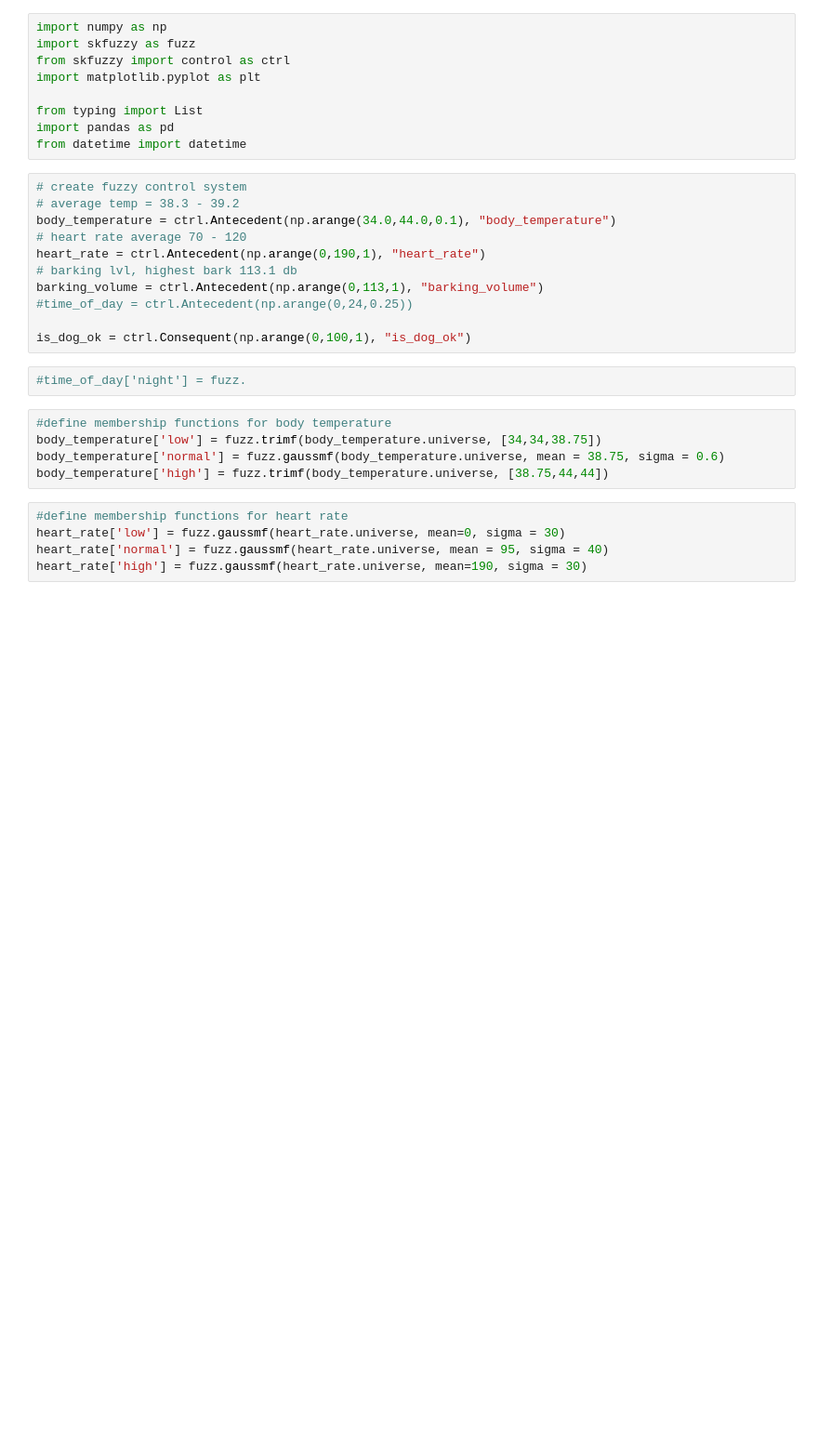
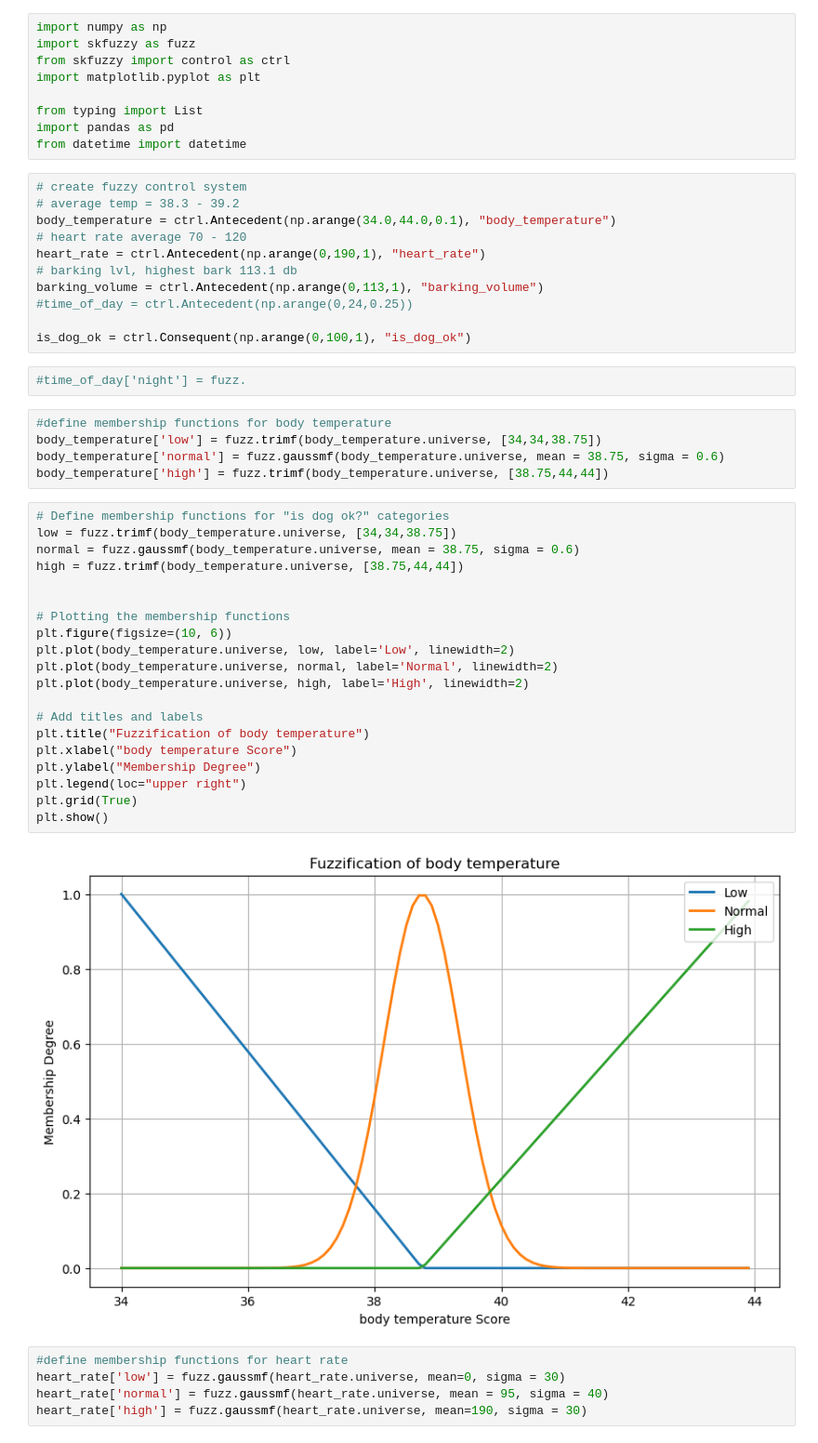
Before and after one commit to Esfod/ACIT4620-Final-Portfolio, a Jupyter notebook: main.ipynb, the cells around one changed output. Shown at 93% size. Saved outputs shown, nothing was run; the diff lists cells and outputs as text; blank space fills up the shorter version.

Commit message:
Update main.ipynb
added visualsation of all mebership functions

```diff
--- a/main.ipynb
+++ b/main.ipynb
@@ -25,6 +25,28 @@ is_dog_ok = ctrl.Consequent(np.arange(0,100,1), "is_dog_ok")
 body_temperature['low'] = fuzz.trimf(body_temperature.universe, [34,34,38.75])
 body_temperature['normal'] = fuzz.gaussmf(body_temperature.universe, mean = 38.75, sigma = 0.6)
 body_temperature['high'] = fuzz.trimf(body_temperature.universe, [38.75,44,44])
+# %%
+# Define membership functions for "is dog ok?" categories
+low = fuzz.trimf(body_temperature.universe, [34,34,38.75])
+normal = fuzz.gaussmf(body_temperature.universe, mean = 38.75, sigma = 0.6)
+high = fuzz.trimf(body_temperature.universe, [38.75,44,44])
+
+
+# Plotting the membership functions
+plt.figure(figsize=(10, 6))
+plt.plot(body_temperature.universe, low, label='Low', linewidth=2)
+plt.plot(body_temperature.universe, normal, label='Normal', linewidth=2)
+plt.plot(body_temperature.universe, high, label='High', linewidth=2)
+
+# Add titles and labels
+plt.title("Fuzzification of body temperature")
+plt.xlabel("body temperature Score")
+plt.ylabel("Membership Degree")
+plt.legend(loc="upper right")
+plt.grid(True)
+plt.show()
+# %% [output]
+[figure, added]
 # %%
 #define membership functions for heart rate
 heart_rate['low'] = fuzz.gaussmf(heart_rate.universe, mean=0, sigma = 30)
```
Also changed, not shown: parts of 3 cells of this notebook.
